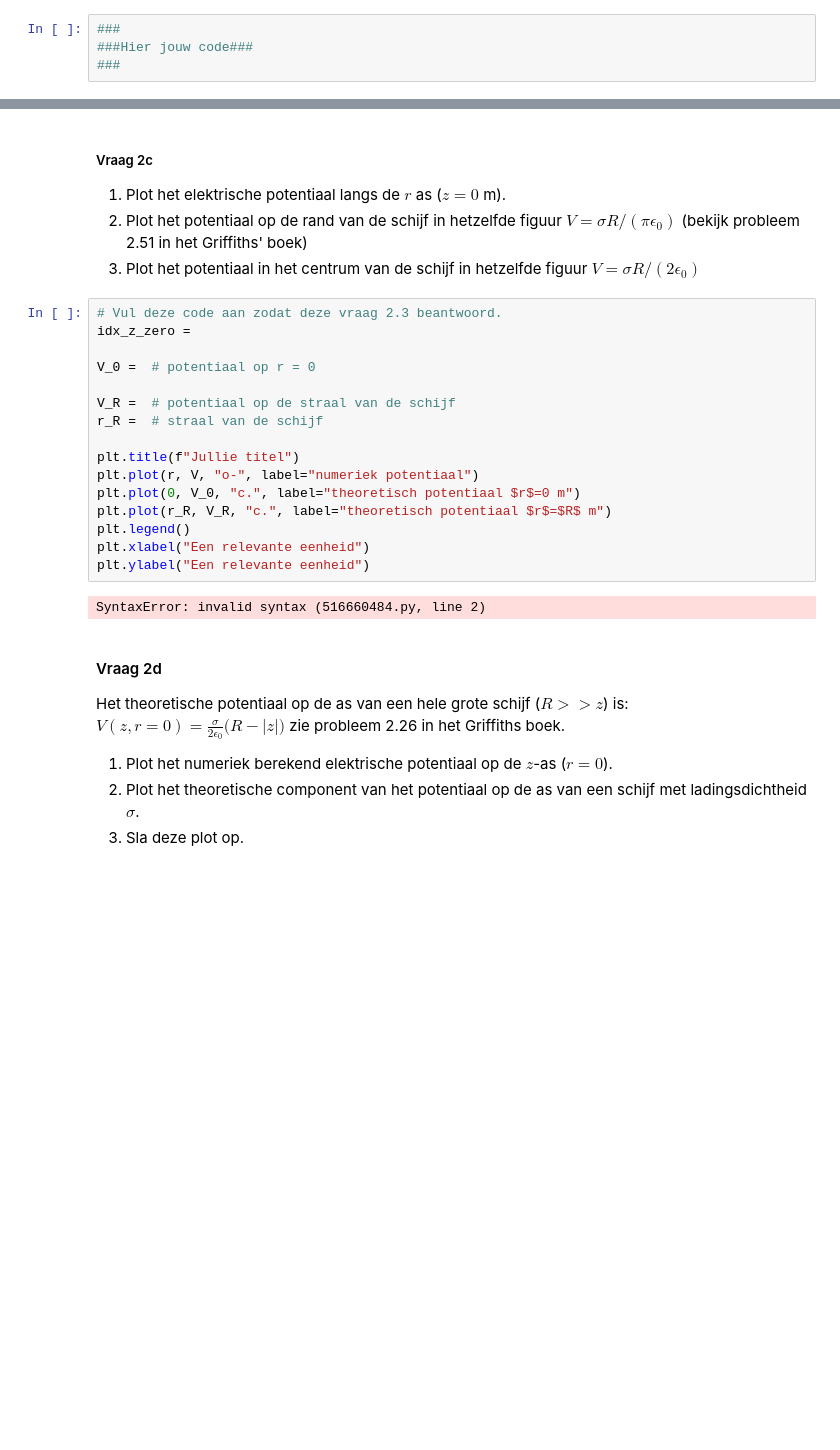
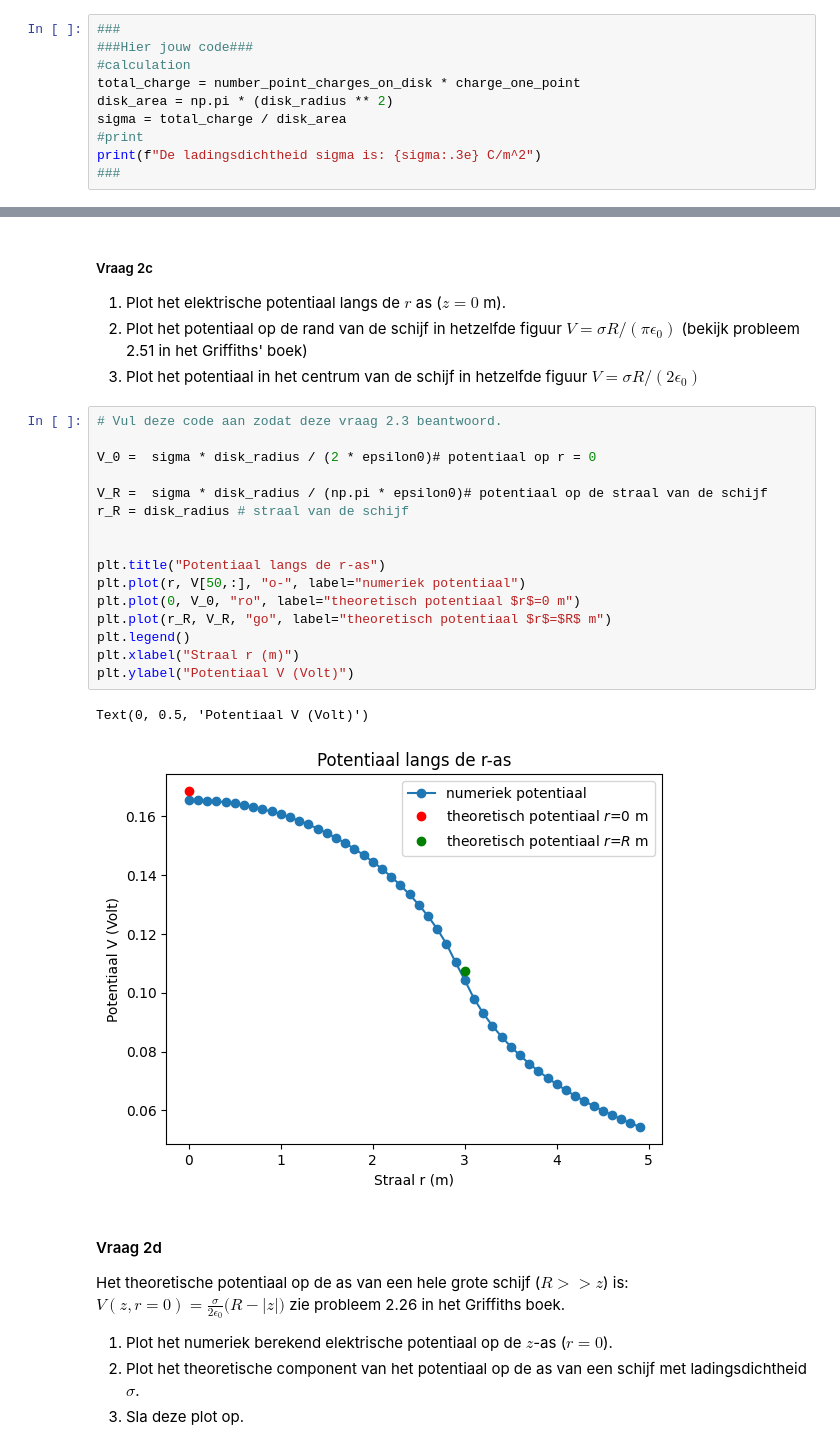
Before and after one commit to BobVill/opdrachten-DEF-D, a Jupyter notebook: DigitaleOntwerpopdrachten/1CondensatorOpdracht/CondensatorOntwerpopdracht.ipynb, the cells around one changed output, grey strips where cells are left out. Saved outputs shown, nothing was run; the diff lists cells and outputs as text; blank space fills up the shorter version.

```diff
--- a/DigitaleOntwerpopdrachten/1CondensatorOpdracht/CondensatorOntwerpopdracht.ipynb
+++ b/DigitaleOntwerpopdrachten/1CondensatorOpdracht/CondensatorOntwerpopdracht.ipynb
@@ -195,4 +199,10 @@ Het aantal punten dat gebruikt wordt om de schijf te creëren is number_point_ch
 # %%
 ###
 ###Hier jouw code###
+#calculation
+total_charge = number_point_charges_on_disk * charge_one_point
+disk_area = np.pi * (disk_radius ** 2)
+sigma = total_charge / disk_area
+#print
+print(f"De ladingsdichtheid sigma is: {sigma:.3e} C/m^2")
 ###
@@ -205,22 +217,23 @@ Het aantal punten dat gebruikt wordt om de schijf te creëren is number_point_ch
 3. Plot het potentiaal in het centrum van de schijf in hetzelfde figuur $V = \sigma R/(2 \epsilon_0)$
 # %%
 # Vul deze code aan zodat deze vraag 2.3 beantwoord.
-idx_z_zero =
 
-V_0 =  # potentiaal op r = 0
+V_0 =  sigma * disk_radius / (2 * epsilon0)# potentiaal op r = 0
 
-V_R =  # potentiaal op de straal van de schijf
-r_R =  # straal van de schijf
+V_R =  sigma * disk_radius / (np.pi * epsilon0)# potentiaal op de straal van de schijf
+r_R = disk_radius # straal van de schijf
 
-plt.title(f"Jullie titel")
-plt.plot(r, V, "o-", label="numeriek potentiaal")
-plt.plot(0, V_0, "c.", label="theoretisch potentiaal $r$=0 m")
-plt.plot(r_R, V_R, "c.", label="theoretisch potentiaal $r$=$R$ m")
+
+plt.title("Potentiaal langs de r-as")
+plt.plot(r, V[50,:], "o-", label="numeriek potentiaal")
+plt.plot(0, V_0, "ro", label="theoretisch potentiaal $r$=0 m")
+plt.plot(r_R, V_R, "go", label="theoretisch potentiaal $r$=$R$ m")
 plt.legend()
-plt.xlabel("Een relevante eenheid")
-plt.ylabel("Een relevante eenheid")
+plt.xlabel("Straal r (m)")
+plt.ylabel("Potentiaal V (Volt)")
 # %% [output]
-SyntaxError: invalid syntax (516660484.py, line 2)
+Text(0, 0.5, 'Potentiaal V (Volt)')
+[figure, added]
 # %% [markdown]
 #### Vraag 2d
 
```
Also changed, not shown: parts of 2 cells of this notebook.
